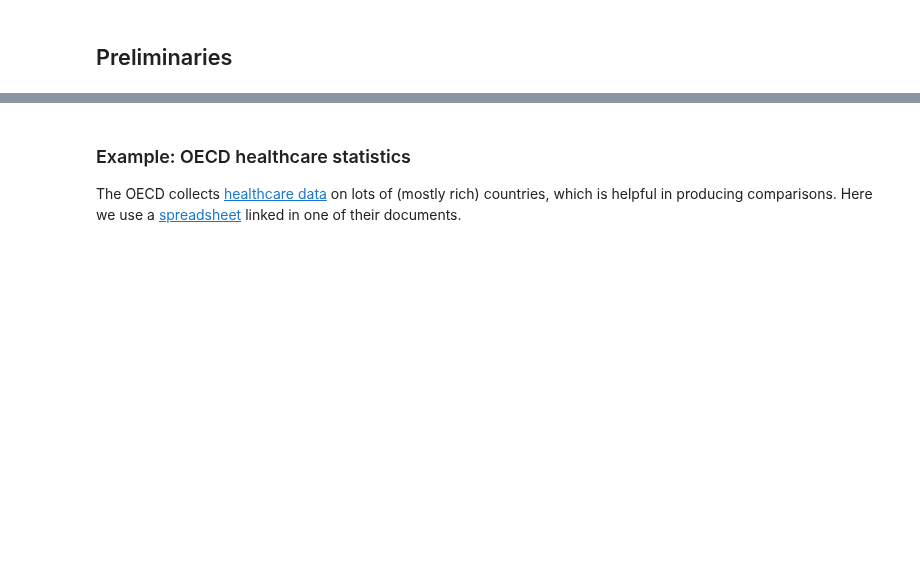
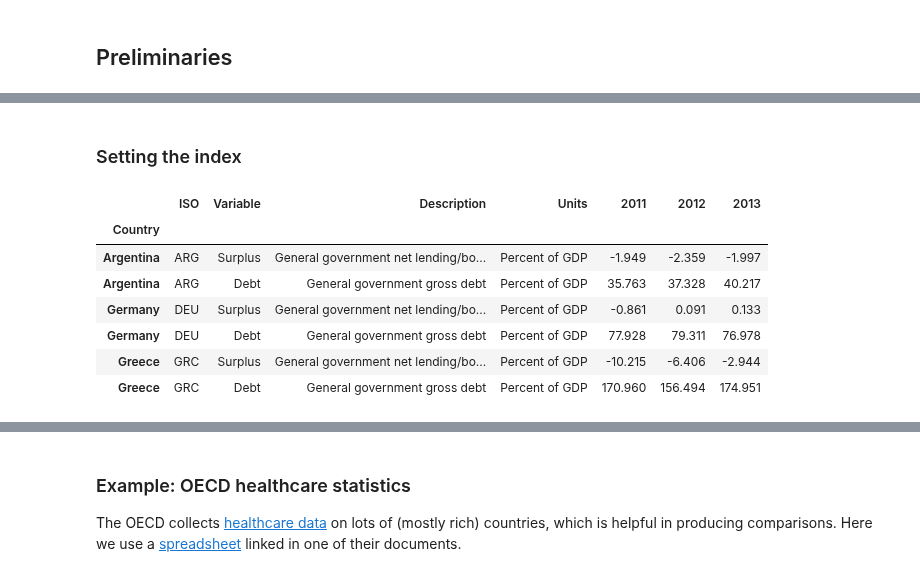
Before and after one commit to DaveBackus/Data_Bootcamp, a Jupyter notebook: Code/IPython/bootcamp_pandas-shape.ipynb, the cells around one changed output, grey strips where cells are left out. Saved outputs shown, nothing was run; the diff lists cells and outputs as text; code cells hidden in the pictures; blank space fills up the shorter version.

```diff
--- a/Code/IPython/bootcamp_pandas-shape.ipynb
+++ b/Code/IPython/bootcamp_pandas-shape.ipynb
@@ -48,0 +51,9 @@ We load some of the examples from the previous notebook. The two examples share
+# %%
+url1 = 'http://www.imf.org/external/pubs/ft/weo/2015/02/weodata/'
+url2 = 'WEOOct2015all.xls'
+url = url1 + url2
+weo = pd.read_csv(url, sep='\t',
+                  usecols=[1,2,3,4,6,40,41,42],
+                  thousands=',',
+                  na_values=['n/a', '--'])
+print('Variable dtypes:\n', weo.dtypes, sep='')
@@ -48,0 +71,15 @@ We load some of the examples from the previous notebook. The two examples share
+# %%
+# create debt and deficits dataframe:  two variables and three countries
+variables = ['GGXWDG_NGDP', 'GGXCNL_NGDP']
+countries = ['ARG', 'DEU', 'GRC']
+dd = weo[weo['WEO Subject Code'].isin(variables) & weo['ISO'].isin(countries)]
+
+# change column labels to something more intuitive
+dd = dd.rename(columns=
+                         {'WEO Subject Code': 'Variable',
+                          'Subject Descriptor': 'Description'})
+
+# rename variables
+dd['Variable'] = dd['Variable'].replace(to_replace=['GGXWDG_NGDP', 'GGXCNL_NGDP'],
+                                        value=['Debt', 'Surplus'])
+dd
@@ -48,0 +131,13 @@ We load some of the examples from the previous notebook. The two examples share
+# %% [markdown]
+### Setting the index
+# %%
+dd.set_index(['Country'])
+# %% [output]
+|  | ISO | Variable | Description | Units | 2011 | 2012 | 2013 |
+| Country |  |  |  |  |  |  |  |
+| Argentina | ARG | Surplus | General government net lending/bo... | Percent of GDP | -1.949 | -2.359 | -1.997 |
+| Argentina | ARG | Debt | General government gross debt | Percent of GDP | 35.763 | 37.328 | 40.217 |
+| Germany | DEU | Surplus | General government net lending/bo... | Percent of GDP | -0.861 | 0.091 | 0.133 |
+| Germany | DEU | Debt | General government gross debt | Percent of GDP | 77.928 | 79.311 | 76.978 |
+| Greece | GRC | Surplus | General government net lending/bo... | Percent of GDP | -10.215 | -6.406 | -2.944 |
+| Greece | GRC | Debt | General government gross debt | Percent of GDP | 170.960 | 156.494 | 174.951 |
```
Also changed, not shown: parts of 83 cells of this notebook, 11 other files.
